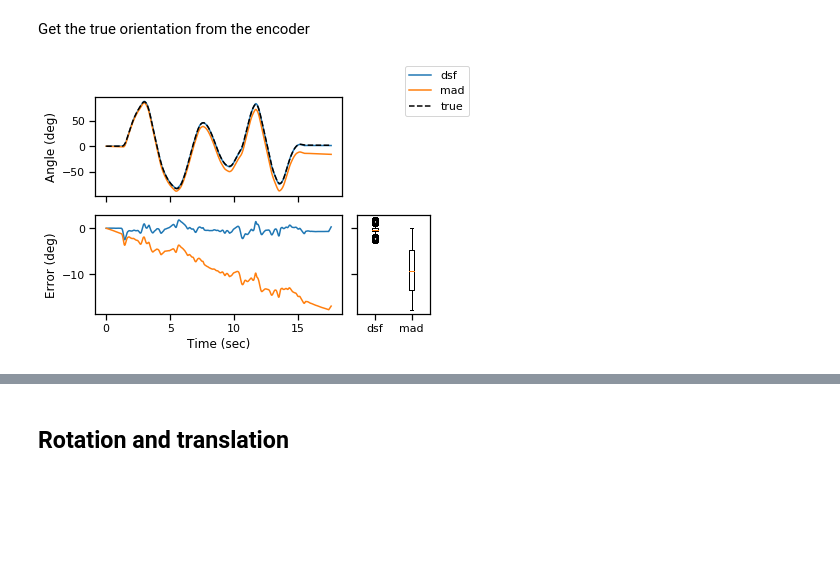
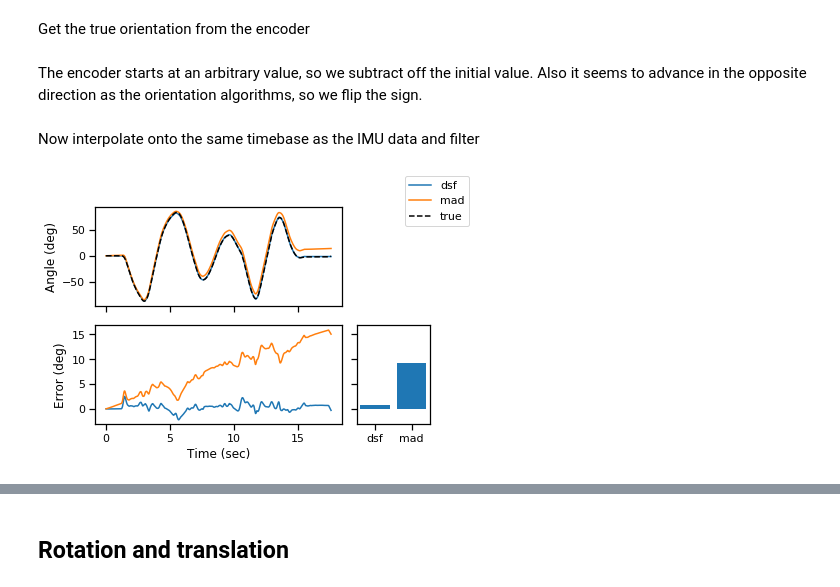
Before and after one commit to DaveBuckingham/fish, a Jupyter notebook: process_rig_data.ipynb, the cells around one changed output, grey strips where cells are left out. Drawn from its saved outputs; the diff is of its cells as text; code cells hidden in the pictures; blank space fills up the shorter version.

Commit message:
Continued setting up new notebook to demonstrate the algorithm

```diff
--- a/process_rig_data.ipynb
+++ b/process_rig_data.ipynb
@@ -102,7 +131,8 @@ plt.plot(t, mag)
 # %% [markdown]
 Process the data using the DSF and Madgwick algorithms
 # %%
-accdyn_dsf, orient_dsf = Transform().get_orientation_dsf(data, calib, imu=0, filter_num_samples=10, accdynmag=200.0)
+accdyn_dsf, orient_dsf = Transform().get_orientation_dsf(data, calib, imu=0, filter_num_samples=10, accdynmag=200.0,
+                                                         initial_window=0.5)
 # %% [output]
 (3, 3520)
 (3, 3520)
@@ -111,48 +141,56 @@ accdyn_mad, orient_mad = Transform().get_orientation_madgwick(data, calib, imu=0
                                                               beta=np.deg2rad(2.86))
 # %% [markdown]
 Get the true orientation from the encoder
+# %%
+with h5py.File(datafilename) as h5file:
+    orient_y0 = np.deg2rad(np.array(h5file['/data/Encoder']))
+    t_enc = np.array(h5file['/data/time'])
+# %% [markdown]
+The encoder starts at an arbitrary value, so we subtract off the initial value.  Also it seems to advance in the opposite direction as the orientation algorithms, so we flip the sign.
+# %%
+orient_y0 = -(orient_y0 - orient_y0[0])
+# %% [markdown]
+Now interpolate onto the same timebase as the IMU data and filter
 # %%
-with h5py.File(datafilename) as h5file:
-    orient_z0 = np.deg2rad(np.array(h5file['/data/Encoder']))
-    t_enc = np.array(h5file['/data/time'])
-
-orient_z0 = orient_z0 - orient_z0[0]
-
 # interpolate onto the same timebase as the IMU data
-orient_z = np.interp(data.timestamps, t_enc, orient_z0)
+orient_y = np.interp(data.timestamps, t_enc, orient_y0)
 
 # filter with a running average
-orient_z = np.convolve(orient_z, np.ones((80,))/80, mode='same')
+orient_y = np.convolve(orient_y, np.ones((80,))/80, mode='same')
 
 orient_true = np.zeros_like(orient_dsf)
-orient_true[2, :] = orient_z
+orient_true[1, :] = orient_y
 # %%
 fig = plt.figure()
 gs = gridspec.GridSpec(2, 4)
 
 ax1 = fig.add_subplot(gs[0, :-1])
 ax2 = fig.add_subplot(gs[1, :-1], sharex=ax1)
 ax3 = fig.add_subplot(gs[1, -1], sharey=ax2)
 
-ax1.plot(t, np.rad2deg(orient_dsf[2, :]), label='dsf')
-ax1.plot(t, np.rad2deg(orient_mad[2, :]), label='mad')
-ax1.plot(t, np.rad2deg(orient_true[2, :]), 'k--', label='true')
+ax1.plot(t, np.rad2deg(orient_dsf[1, :]), label='dsf')
+ax1.plot(t, np.rad2deg(orient_mad[1, :]), label='mad')
+ax1.plot(t, np.rad2deg(orient_true[1, :]), 'k--', label='true')
 
 ax1.set_ylabel('Angle (deg)')
 fig.legend()
 plt.setp(ax1.get_xticklabels(), visible=False)
 
-err = np.array([np.rad2deg(orient_dsf[2, :] - orient_true[2, :]), np.rad2deg(orient_mad[2, :] - orient_true[2, :])])
+err = np.array([np.rad2deg(orient_dsf[1, :] - orient_true[1, :]), np.rad2deg(orient_mad[1, :] - orient_true[1, :])])
+rms = np.sqrt(np.mean(np.square(err), axis=1))
+
 ax2.plot(t, err[0, :], label='dsf')
 ax2.plot(t, err[1, :], label='mad')
 
 ax2.set_ylabel('Error (deg)')
 ax2.set_xlabel('Time (sec)')
 
-ax3.boxplot(err.T)
+ax3.bar([1, 2], rms)
+# ax3.boxplot(err.T)
+ax3.set_xticks([1, 2])
 ax3.set_xticklabels(['dsf', 'mad'])
 plt.setp(ax3.get_yticklabels(), visible=False)
 
 plt.show()
 # %% [output]
-[figure, old version]
+[figure, new version]
```
Also changed, not shown: parts of 31 cells of this notebook, 1 other file.
